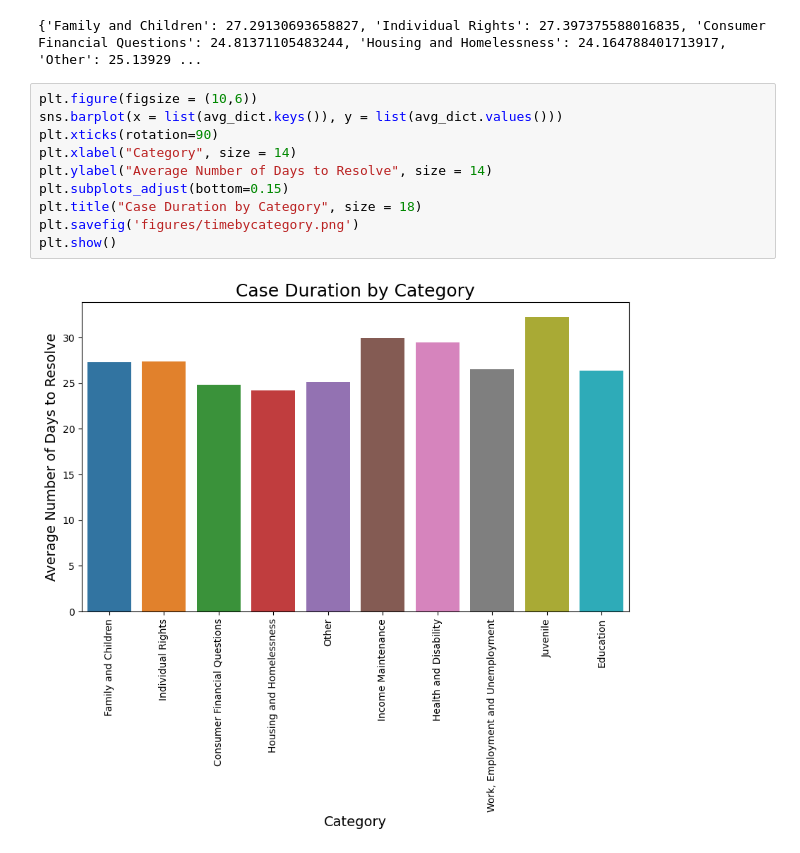
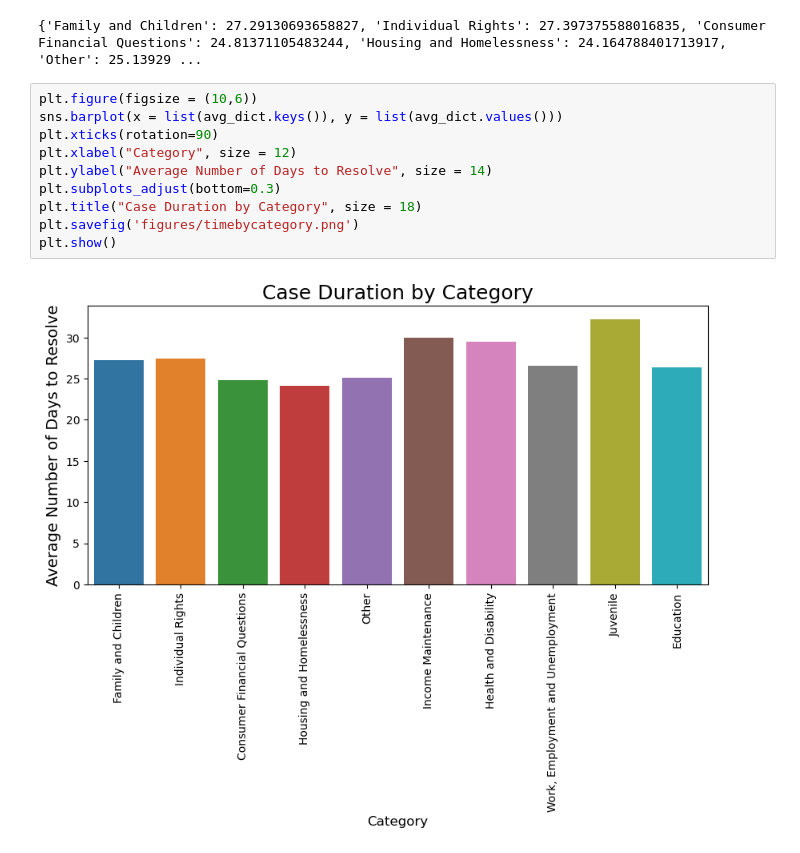
Before and after one commit to bvaduri255/unicornsdatafest, a Jupyter notebook: questiontimes.ipynb, the cells around one changed output. Saved outputs shown, nothing was run; the diff lists cells and outputs as text.

```diff
--- a/questiontimes.ipynb
+++ b/questiontimes.ipynb
@@ -226,12 +226,12 @@ print(avg_dict)
 # %%
 plt.figure(figsize = (10,6))
 sns.barplot(x = list(avg_dict.keys()), y = list(avg_dict.values()))
 plt.xticks(rotation=90)
-plt.xlabel("Category", size = 14)
+plt.xlabel("Category", size = 12)
 plt.ylabel("Average Number of Days to Resolve", size = 14)
-plt.subplots_adjust(bottom=0.15)
+plt.subplots_adjust(bottom=0.3)
 plt.title("Case Duration by Category", size = 18)
 plt.savefig('figures/timebycategory.png')
 plt.show()
 # %% [output]
-[figure, old version]
+[figure, new version]
```
Also changed, not shown: parts of 3 cells of this notebook, 4 other files.
